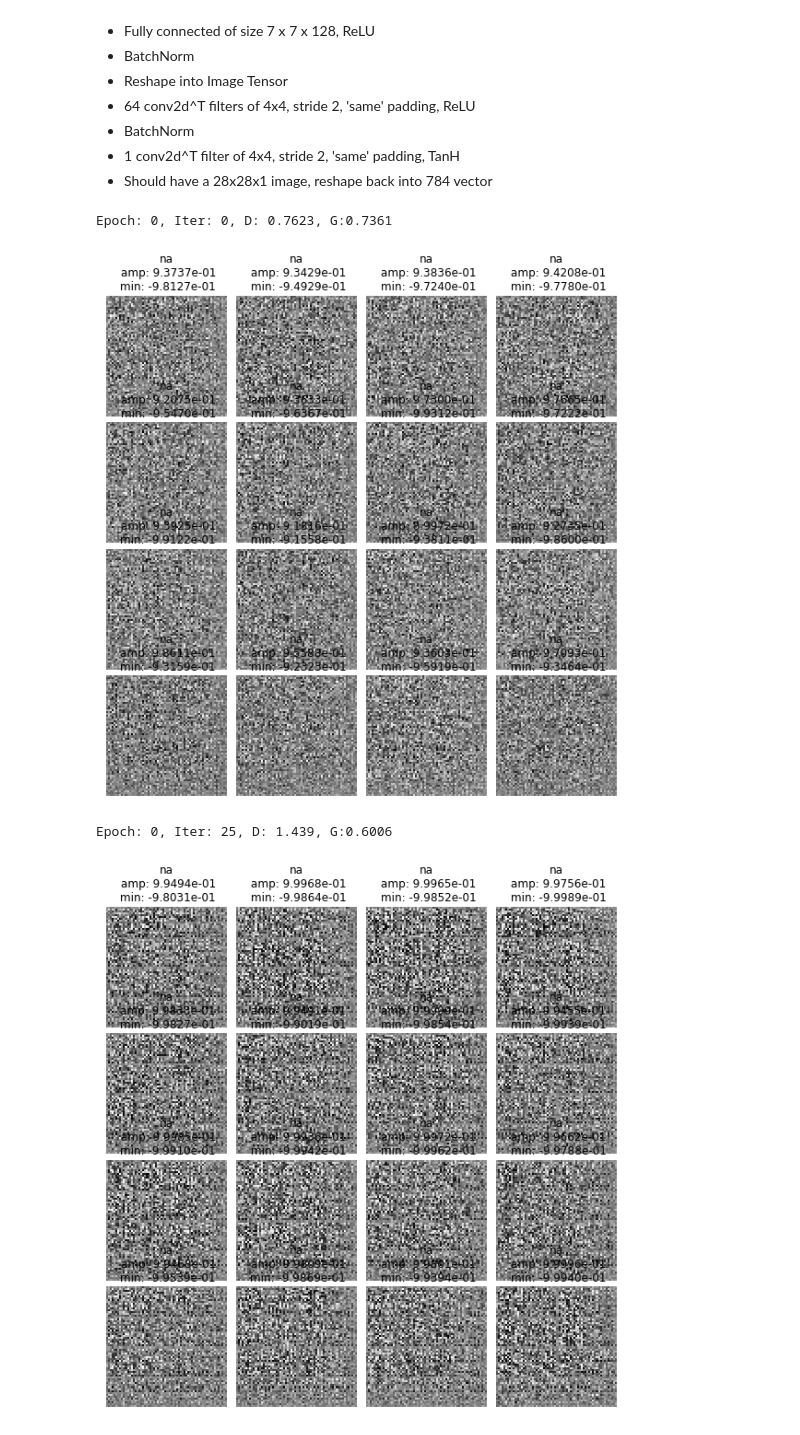
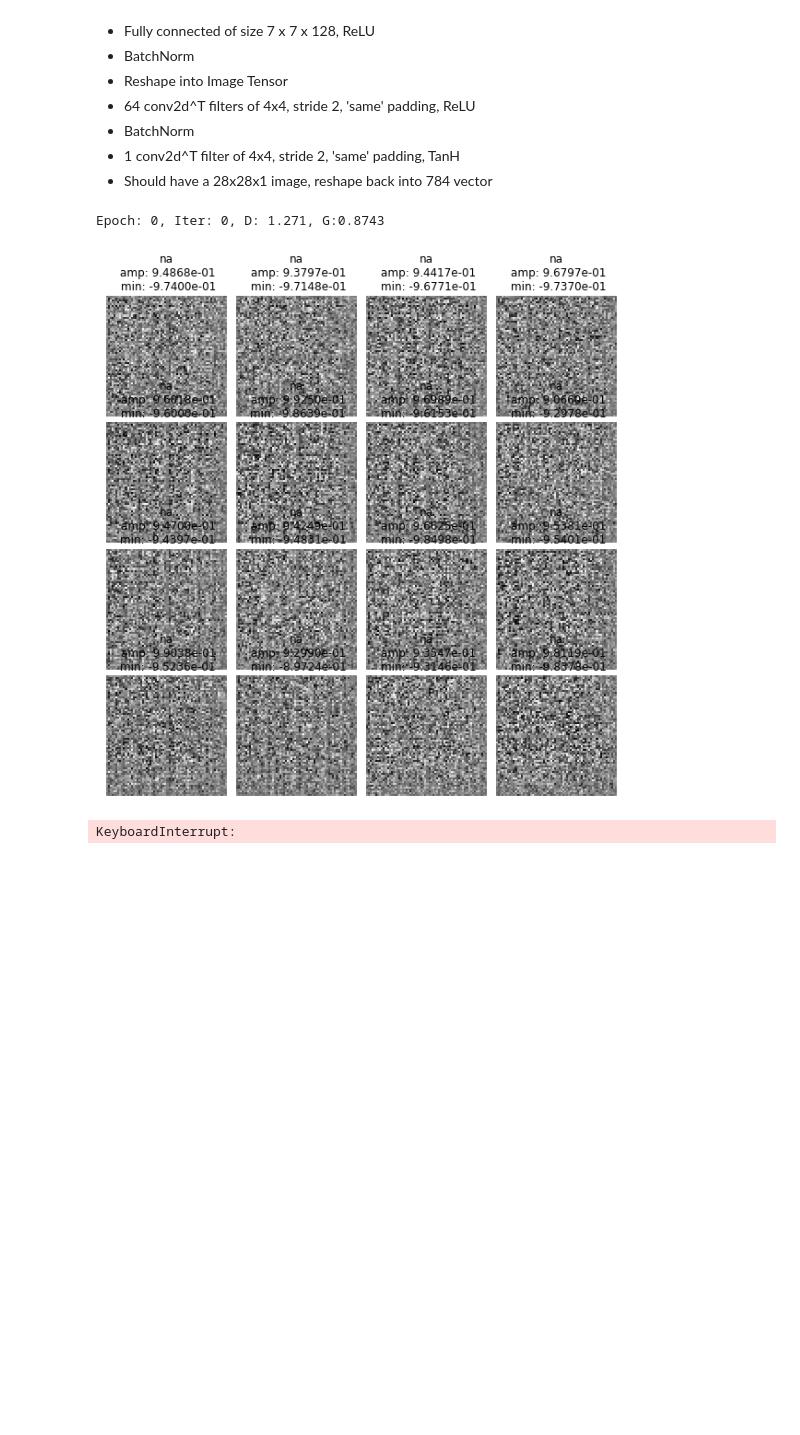
Before and after one commit to gadamc/cs231n, a Jupyter notebook: cs231n_assignment3/floydhub/GANs-PyTorch.ipynb, the cells around one changed output. Drawn from its saved outputs; the diff is of its cells as text; code cells hidden in the pictures; blank space fills up the shorter version.

Commit message:
final attempt at seti gan. fail. :)

```diff
--- a/cs231n_assignment3/floydhub/GANs-PyTorch.ipynb
+++ b/cs231n_assignment3/floydhub/GANs-PyTorch.ipynb
@@ -429,11 +435,11 @@ batch_size = 16
 #reduced_size = 128
 
 #local
-seti_train = setiProcessedDataset('../cs231n/datasets/seti/data_small/', '../cs231n/datasets/seti/data_small/public_list_primary_v3_medium_21june2017_onlylargeamp.csv', transform=None)
+#seti_train = setiProcessedDataset('../cs231n/datasets/seti/data_small/', '../cs231n/datasets/seti/data_small/public_list_primary_v3_medium_21june2017_onlylargeamp.csv', transform=None)
 
 #floydhub
 
-#seti_train = setiProcessedDataset('/seti_data_small/', '/seti_data_small/public_list_primary_v3_medium_21june2017_onlylargeamp.csv', transform=None)
+seti_train = setiProcessedDataset('/seti_data_small/', '/seti_data_small/public_list_primary_v3_medium_21june2017_onlylargeamp.csv', transform=None)
 # loader_train = DataLoader(seti_train, batch_size=batch_size,
 #                           shuffle=False, sampler=ChunkSampler(NUM_TRAIN, 0))
 loader_train = DataLoader(seti_train, batch_size=batch_size,
@@ -457,12 +451,3 @@ show_spectrograms(nextbatch, h, w)
-# %%
-composed = transforms.Compose([IncreaseContrast(10.0)])
-
-seti_train = setiProcessedDataset('../cs231n/datasets/seti/data_small/',
-                                  '../cs231n/datasets/seti/data_small/public_list_primary_v3_medium_21june2017_onlylargeamp.csv',
-                                  transform=composed)
-
-loader_train = DataLoader(seti_train, batch_size=batch_size,
-                          shuffle=True)
 # %%
 
 nextbatch = loader_train.__iter__().next()
@@ -562,7 +547,7 @@ def generator_loss(logits_fake):
 # Optimizing our loss
 Make a function that returns an `optim.Adam` optimizer for the given model with a 1e-3 learning rate, beta1=0.5, beta2=0.999. You'll use this to construct optimizers for the generators and discriminators for the rest of the notebook.
 # %%
-def get_optimizer(model, lr = 1e-3, b1 =0.5, b2=0.999):
+def get_optimizer(model, lr = 1e-3, b1 =0.9, b2=0.999):
     """
     Construct and return an Adam optimizer for the model with learning rate 1e-3,
     beta1=0.5, and beta2=0.999.
@@ -959,18 +950,18 @@ NUM_TRAIN = int(0.7*19197)
 NUM_VAL = int(0.3*19197)
 
 NOISE_DIM = 100
-batch_size = 16
+batch_size = 128
 
 
 #floydhub
-#seti_train = setiProcessedDataset('/seti_data_small/',
-#                                  '/seti_data_small/public_list_primary_v3_medium_21june2017_onlylargeamp.csv',
-#                                  transform=None)
+seti_train = setiProcessedDataset('/seti_data_small/',
+                                  '/seti_data_small/public_list_primary_v3_medium_21june2017_onlylargeamp.csv',
+                                  transform=None)
 
 #local
-seti_train = setiProcessedDataset('../cs231n/datasets/seti/data_small/',
-                                  '../cs231n/datasets/seti/data_small/public_list_primary_v3_medium_21june2017_onlylargeamp.csv',
-                                  transform=None)
+#seti_train = setiProcessedDataset('../cs231n/datasets/seti/data_small/',
+#                                  '../cs231n/datasets/seti/data_small/public_list_primary_v3_medium_21june2017_onlylargeamp.csv',
+#                                  transform=None)
 
 # loader_train = DataLoader(seti_train, batch_size=batch_size,
 #                           shuffle=False, sampler=ChunkSampler(NUM_TRAIN, 0))
@@ -979,20 +970,19 @@ loader_train = DataLoader(seti_train, batch_size=batch_size,
 # %%
 clsifier = build_dc_classifier_v2(reduced_size).type(dtype)
 #clsifier = simple_classifier().type(dtype)
 clsifier.apply(initialize_weights)
 
 genRator = build_dc_generator_v2(NOISE_DIM).type(dtype)
 #genRator = simple_generator(NOISE_DIM).type(dtype)
 
 genRator.apply(initialize_weights)
 
-clsifier_solver = get_optimizer(clsifier, lr=1e-5)
-genRator_solver = get_optimizer(genRator, lr=1e-3)
+clsifier_solver = get_optimizer(clsifier, lr=1e-4, b1=0.5)
+genRator_solver = get_optimizer(genRator, lr=1e-4, b1=0.5)
 
 
-run_a_gan(clsifier,genRator, clsifier_solver, genRator_solver, ls_discriminator_loss, ls_generator_loss, num_epochs=1000, show_every=250, batch_size=batch_size, noise_size=NOISE_DIM)
+run_a_gan(clsifier,genRator, clsifier_solver, genRator_solver, discriminator_loss, generator_loss, num_epochs=1000, show_every=250, batch_size=batch_size, noise_size=NOISE_DIM)
 # %% [output]
-Epoch: 0, Iter: 0, D: 0.7623, G:0.7361
+Epoch: 0, Iter: 0, D: 1.271, G:0.8743
-[figure, old version]
+[figure, new version]
-Epoch: 0, Iter: 25, D: 1.439, G:0.6006
+KeyboardInterrupt:
-[figure, removed]
```
Also changed, not shown: parts of 8 cells of this notebook.
